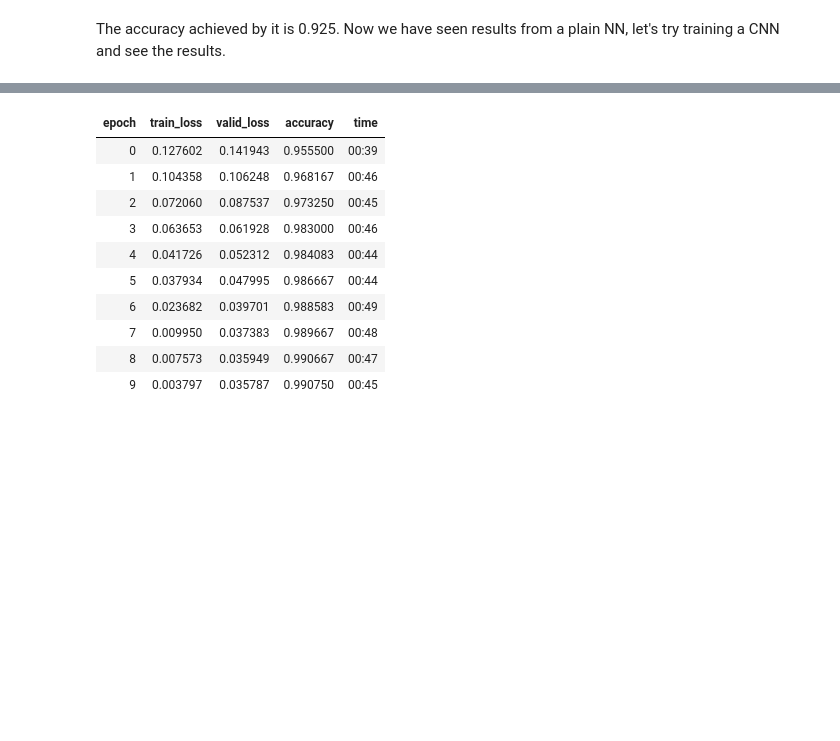
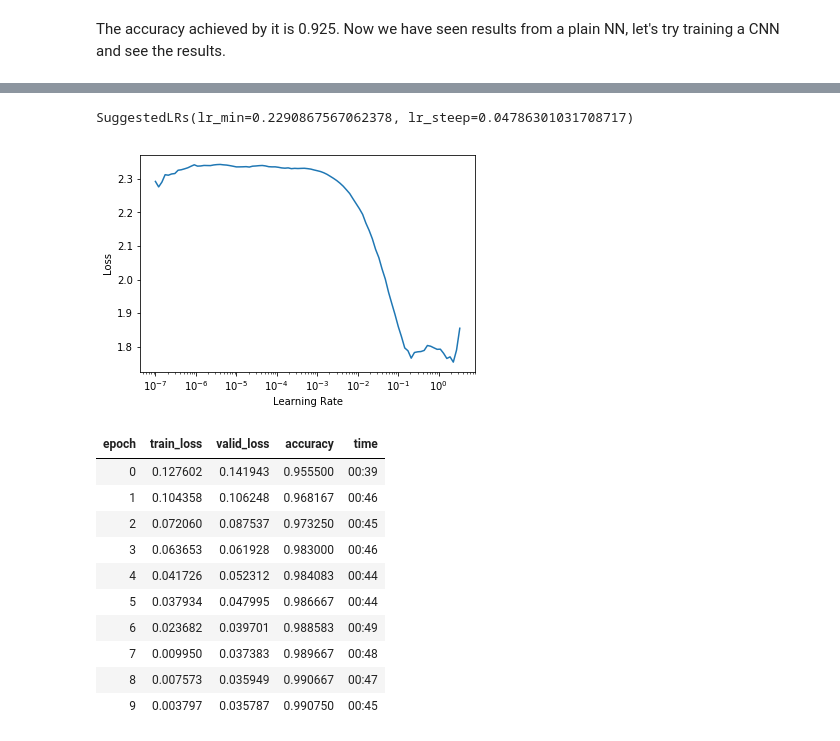
Before and after one commit to nitishsaDire/DLblog, a Jupyter notebook: _notebooks/2020-12-08-DLforCNN.ipynb, the cells around one changed output, grey strips where cells are left out. Cells and saved outputs as stored; diff of their text form; code cells hidden in the pictures; blank space fills up the shorter version.

```diff
--- a/_notebooks/2020-12-08-DLforCNN.ipynb
+++ b/_notebooks/2020-12-08-DLforCNN.ipynb
@@ -118,3 +130,6 @@ learn.fit_one_cycle(10, 2e-3)
 The accuracy achieved by it is 0.925. Now we have seen results from a plain NN, let's try training a CNN and see the results.
 # %%
 learn = get_learner(get_model())
+# %%
+learn.lr_find()
+# %% [output]
@@ -121,3 +137,5 @@ learn = get_learner(get_model())
+SuggestedLRs(lr_min=0.2290867567062378, lr_steep=0.04786301031708717)
+[figure, added]
 # %%
 learn.fit_one_cycle(10, 2e-2)
 # %% [output]
```
Also changed, not shown: parts of 10 cells of this notebook.
